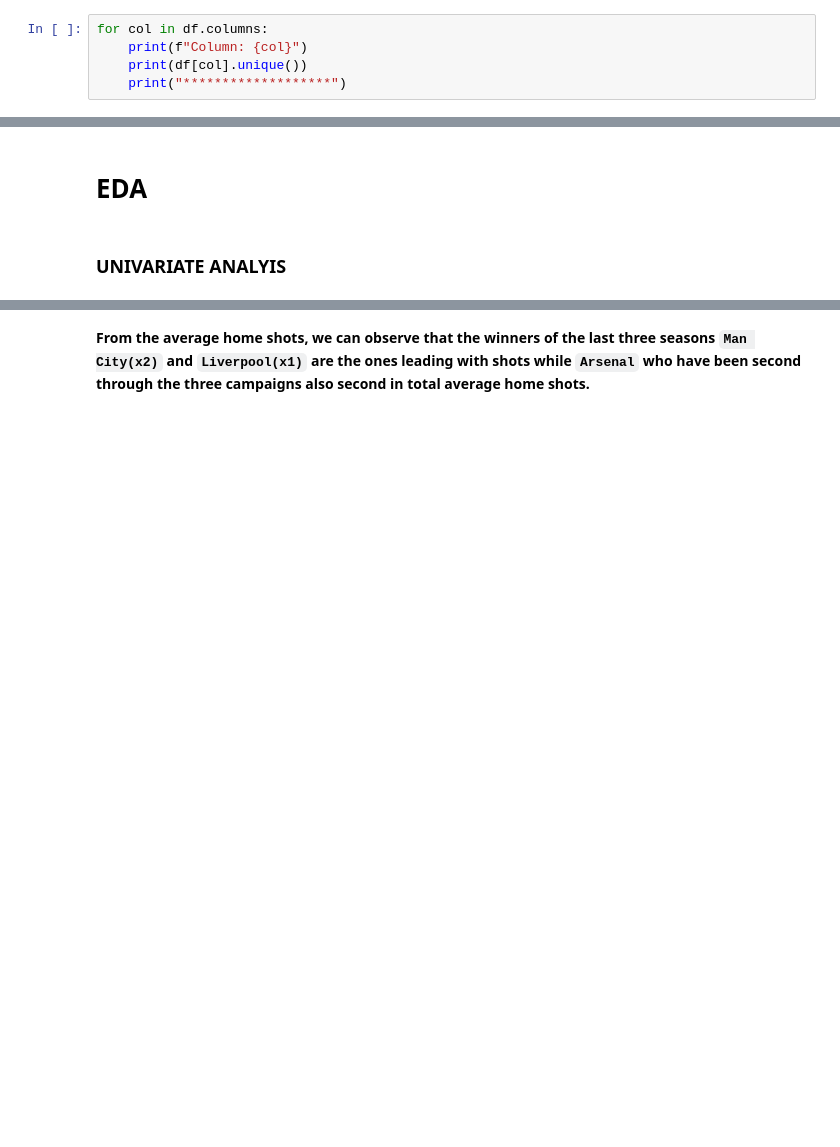
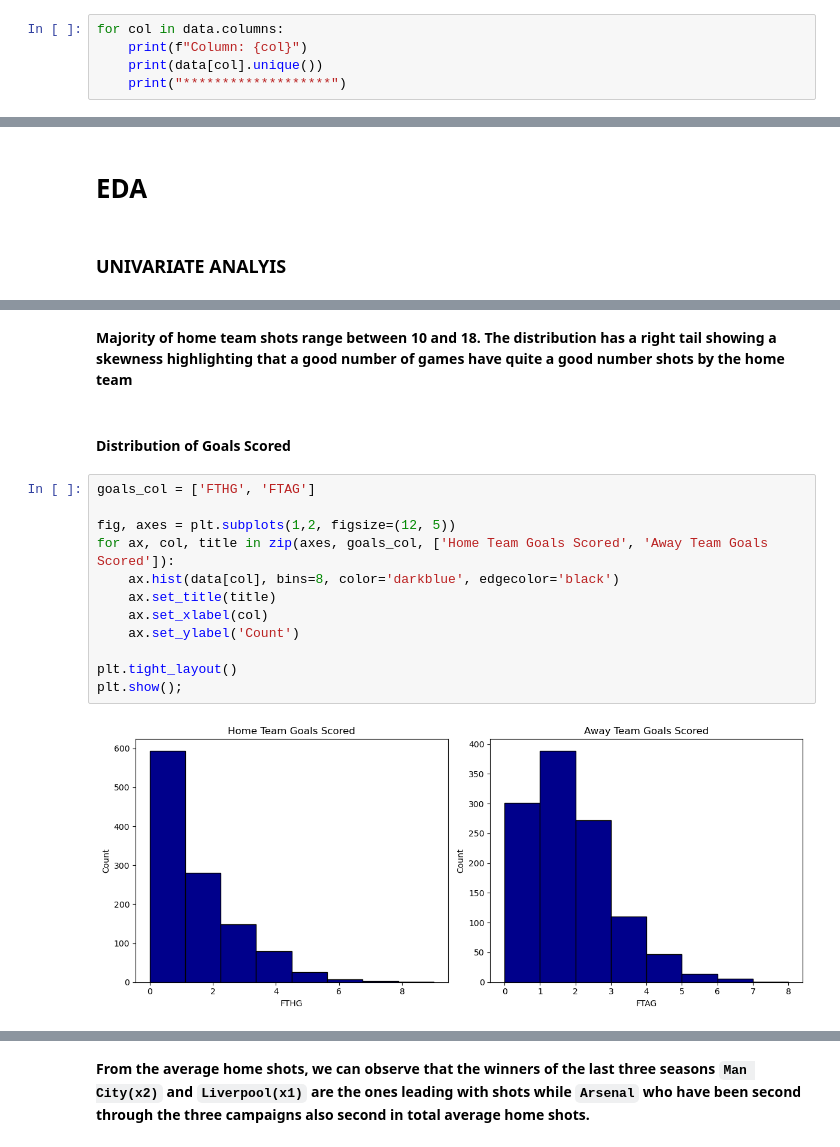
Before and after one commit to C-3DevO/premier_league_2025-2026_Winner, a Jupyter notebook: epl_winner.ipynb, the cells around one changed output, grey strips where cells are left out. Saved outputs shown, nothing was run; the diff lists cells and outputs as text; blank space fills up the shorter version.

```diff
--- a/epl_winner.ipynb
+++ b/epl_winner.ipynb
@@ -229,9 +227,9 @@ memory usage: 196.1+ KB
 # %% [markdown]
 ### Checking Unique Values in Each Column
 # %%
-for col in df.columns:
+for col in data.columns:
     print(f"Column: {col}")
-    print(df[col].unique())
+    print(data[col].unique())
     print("*******************")
 # %% [output]
 Column: HomeTeam
@@ -283,0 +290,18 @@ plt.show();
+# %% [markdown]
+**Majority of home team shots range between 10 and 18. The distribution has a right tail showing a skewness highlighting that a good number of games have quite a good number shots by the home team**
+# %% [markdown]
+#### **Distribution of Goals Scored**
+# %%
+goals_col = ['FTHG', 'FTAG']
+
+fig, axes = plt.subplots(1,2, figsize=(12, 5))
+for ax, col, title in zip(axes, goals_col, ['Home Team Goals Scored', 'Away Team Goals Scored']):
+    ax.hist(data[col], bins=8, color='darkblue', edgecolor='black')
+    ax.set_title(title)
+    ax.set_xlabel(col)
+    ax.set_ylabel('Count')
+
+plt.tight_layout()
+plt.show();
+# %% [output]
+[figure, added]
```
Also changed, not shown: parts of 28 cells of this notebook.
